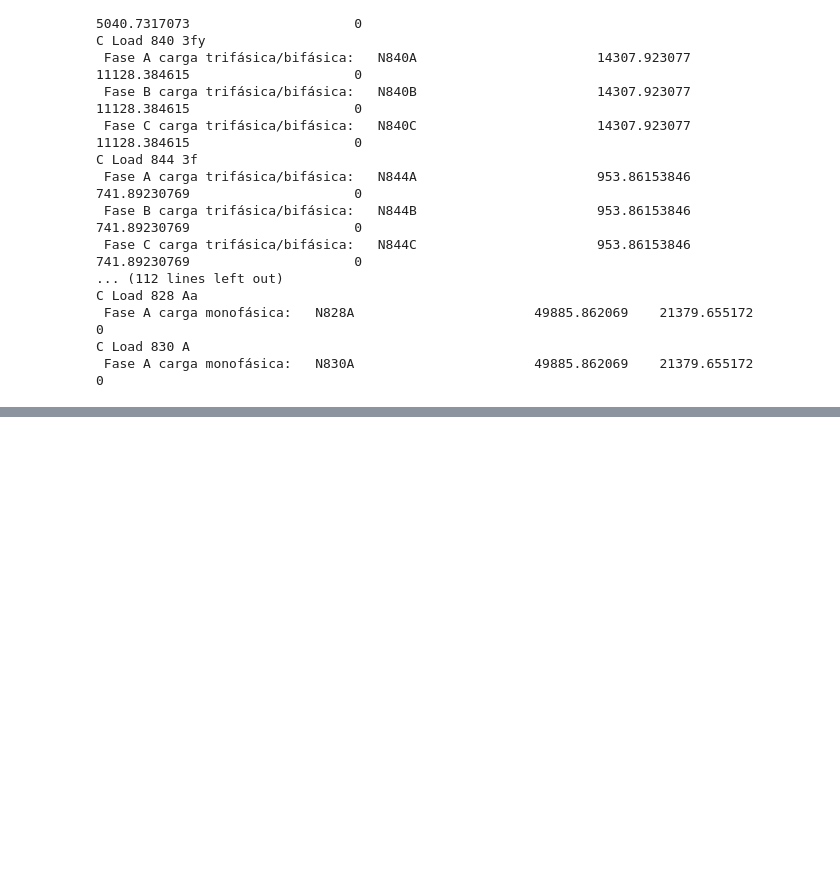
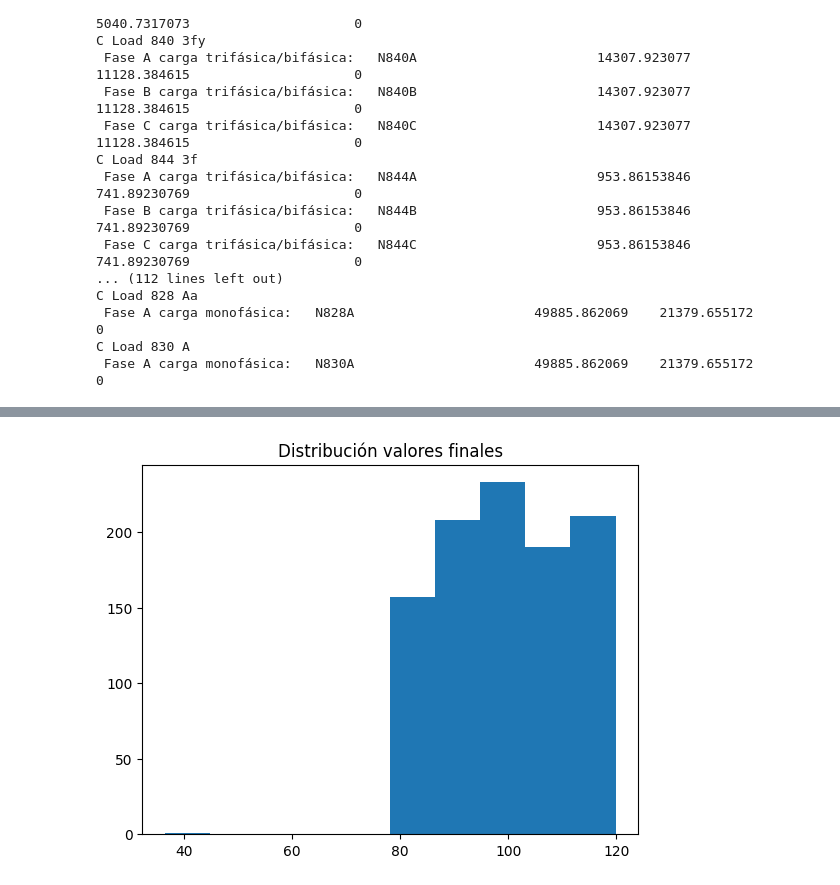
Before and after one commit to alvarohc777/SEM, a Jupyter notebook: phase_change.ipynb, the cells around one changed output, grey strips where cells are left out. Cells and saved outputs as stored; diff of their text form; code cells hidden in the pictures; blank space fills up the shorter version.

```diff
--- a/phase_change.ipynb
+++ b/phase_change.ipynb
@@ -303,0 +74,33 @@ if 'A' in a:
+# %%
+def target_load(initial_load: np.ndarray, load_high: float, load_low: float, max_load_step: float)-> float:
+    """Takes initual load perctentage and returns target load percentage
+
+    Parameters
+    ----------
+    initial_load : np.ndarray
+        Initial load percentage
+    load_high : float
+        Upper load percentage limit.
+    load_low : float
+        Lower load percentage limit.
+    max_load_step : float
+        Max percentage difference between initial_load and target load
+
+    Returns
+    -------
+    float
+        target load percentage
+    """
+    max_val = initial_load + max_load_step
+    min_val = initial_load - max_load_step
+    if initial_load > load_high - max_load_step:
+        return np.random.uniform(min_val, load_high)
+    elif initial_load < load_low + max_load_step:
+        return np.random.uniform(load_low, max_val)
+    else:
+        return np.random.uniform(min_val, max_val)
+
+target_load_vect = np.vectorize(target_load)
+# %%
+final_values = target_load_vect(initial_load_values, load_high, load_low, max_load_step)
+final_values = np.around(final_values, 2)
@@ -303,0 +118,9 @@ if 'A' in a:
+# %%
+
+counts, bins = np.histogram(final_values)
+plt.hist(bins[:-1], bins, weights=counts)
+plt.title('Distribución valores finales')
+
+plt.show()
+# %% [output]
+[figure, added]
```
Also changed, not shown: parts of 19 cells of this notebook, 1 other file.
